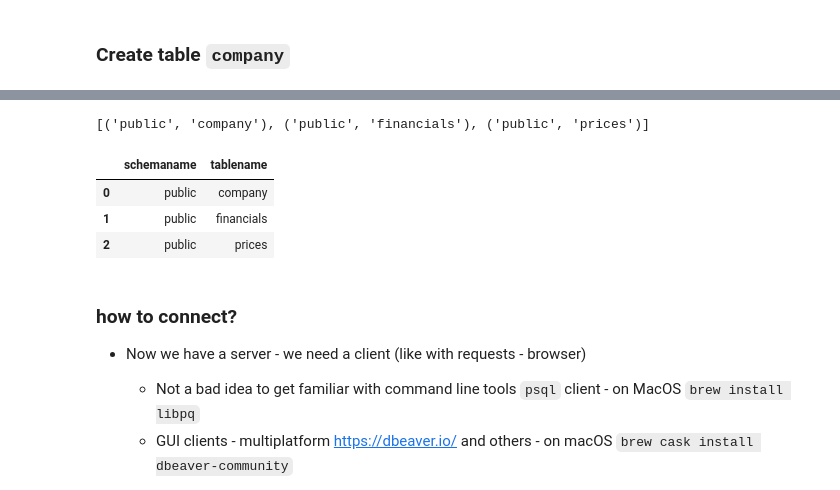
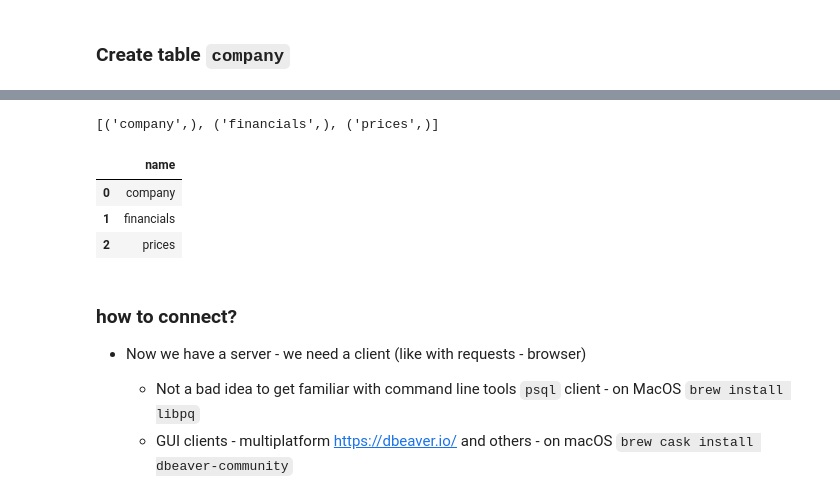
Before and after one commit to vitekzkytek/PythonDataIES, a Jupyter notebook: 04_APIs_DBs/04b_intro_to_sql.ipynb, the cells around one changed output, grey strips where cells are left out. Saved outputs shown, nothing was run; the diff lists cells and outputs as text; code cells hidden in the pictures.

Commit message:
sqlite

```diff
--- a/04_APIs_DBs/04b_intro_to_sql.ipynb
+++ b/04_APIs_DBs/04b_intro_to_sql.ipynb
@@ -102,11 +141,11 @@ Two versions:
     * SQLite
     * Postgres
 # %%
-POSTGRES_AVAILABLE = True
+POSTGRES_AVAILABLE = False
 if POSTGRES_AVAILABLE:
     db_conn = create_engine('postgresql://postgres:iesftw@localhost:5432')
 else:
-    db_conn = create_engine('sqlite://db.db')
+    db_conn = create_engine('sqlite:///db.db')
 # %% [markdown]
 ### Create table `company`
 # %%
@@ -152,17 +181,17 @@ for create_statement in [sql_create_company, sql_create_financials, sql_create_p
 if POSTGRES_AVAILABLE:
     res = db_conn.execute("SELECT schemaname, tablename FROM pg_catalog.pg_tables WHERE schemaname = 'public'" )
 else:
-    res = db_conn.execute("""SELECT name FROM sqlite_masterWHERE type='table';""")
+    res = db_conn.execute("""SELECT name FROM sqlite_master WHERE type='table';""")
 res.fetchall()
 # %% [output]
-[('public', 'company'), ('public', 'financials'), ('public', 'prices')]
+[('company',), ('financials',), ('prices',)]
 # %%
-pd.read_sql_query(" SELECT schemaname, tablename FROM pg_catalog.pg_tables WHERE schemaname = 'public' ", db_conn)
+pd.read_sql_query("SELECT name FROM sqlite_master WHERE type='table'", db_conn)
 # %% [output]
-|  | schemaname | tablename |
-| 0 | public | company |
-| 1 | public | financials |
-| 2 | public | prices |
+|  | name |
+| 0 | company |
+| 1 | financials |
+| 2 | prices |
 # %% [markdown]
 ### how to connect?
 
```
Also changed, not shown: parts of 5 cells of this notebook.
